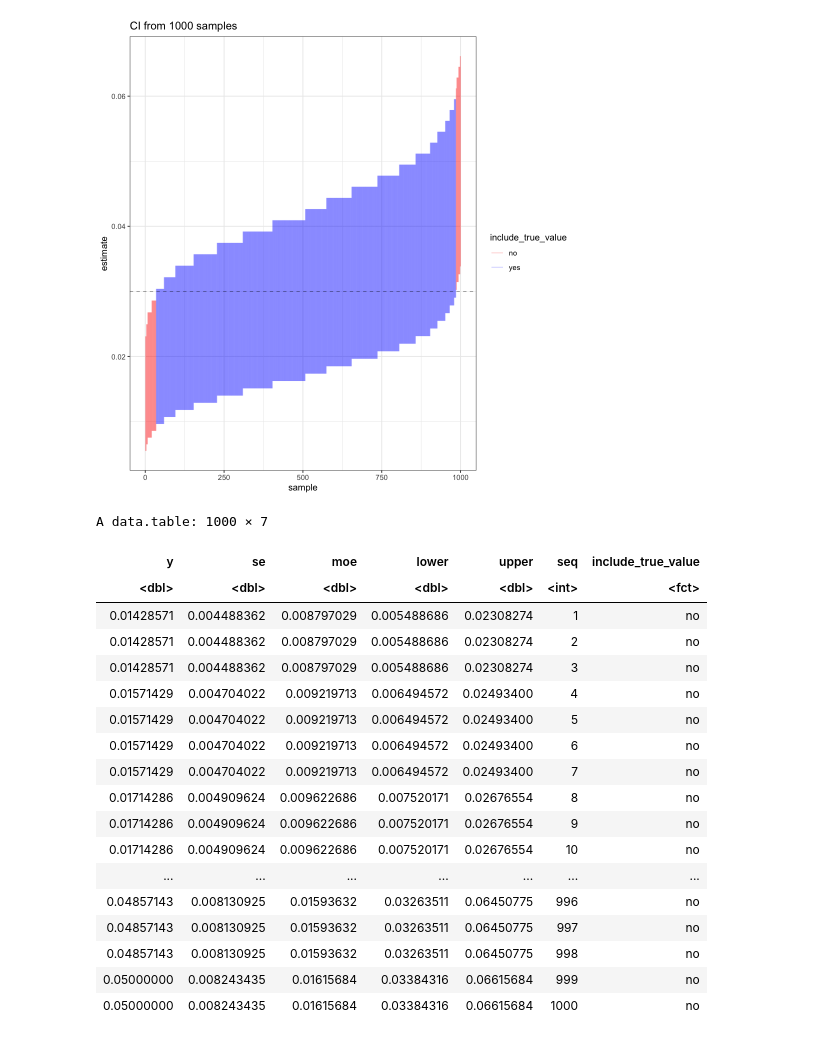
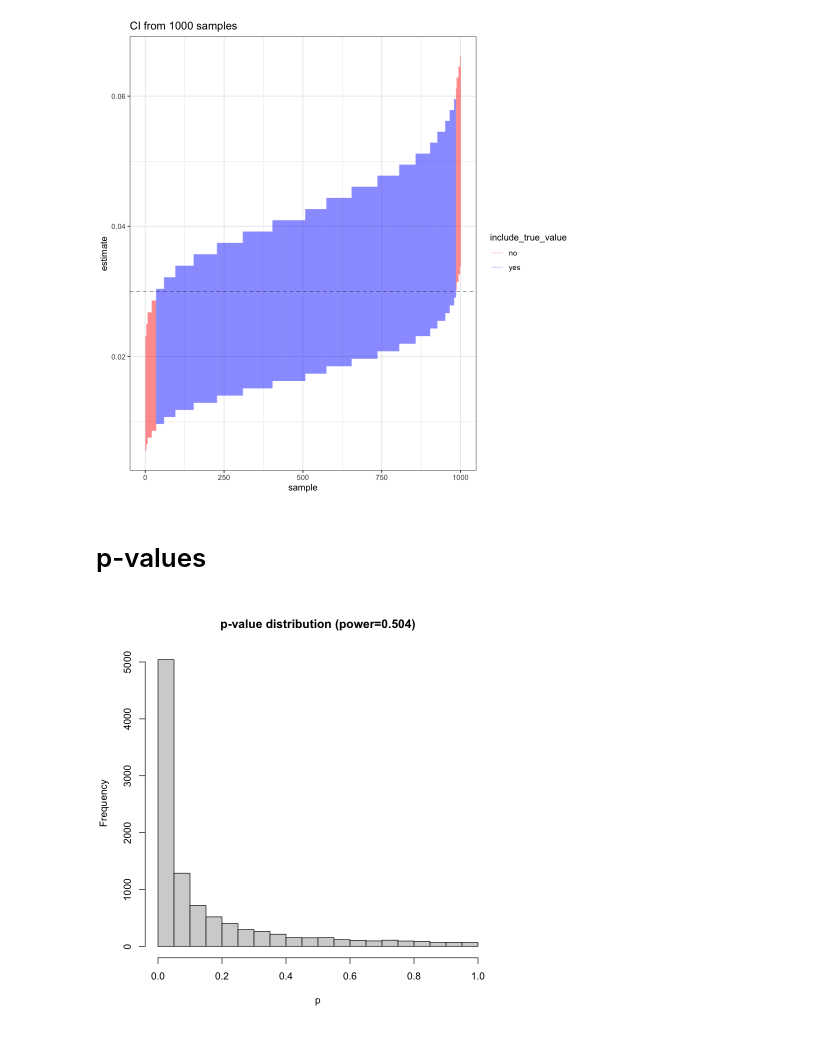
Before and after one commit to sdaza/survey-methods, a Jupyter notebook: code/2023-24/03-freq-inference.ipynb, the cells around one changed output. Cells and saved outputs as stored; diff of their text form; code cells hidden in the pictures.

```diff
--- a/code/2023-24/03-freq-inference.ipynb
+++ b/code/2023-24/03-freq-inference.ipynb
@@ -401,25 +401,20 @@ ggplot(dt[se!=0], aes(x=seq, y=y, color=include_true_value)) +
     geom_hline(yintercept=p, color='black', linetype='dashed', size=0.2)
 # %% [output]
 [figure]
-# %%
-dt
-# %% [output]
-A data.table: 1000 × 7
-| y | se | moe | lower | upper | seq | include_true_value |
-| <dbl> | <dbl> | <dbl> | <dbl> | <dbl> | <int> | <fct> |
-| 0.01428571 | 0.004488362 | 0.008797029 | 0.005488686 | 0.02308274 | 1 | no |
-| 0.01428571 | 0.004488362 | 0.008797029 | 0.005488686 | 0.02308274 | 2 | no |
-| 0.01428571 | 0.004488362 | 0.008797029 | 0.005488686 | 0.02308274 | 3 | no |
-| 0.01571429 | 0.004704022 | 0.009219713 | 0.006494572 | 0.02493400 | 4 | no |
-| 0.01571429 | 0.004704022 | 0.009219713 | 0.006494572 | 0.02493400 | 5 | no |
-| 0.01571429 | 0.004704022 | 0.009219713 | 0.006494572 | 0.02493400 | 6 | no |
-| 0.01571429 | 0.004704022 | 0.009219713 | 0.006494572 | 0.02493400 | 7 | no |
-| 0.01714286 | 0.004909624 | 0.009622686 | 0.007520171 | 0.02676554 | 8 | no |
-| 0.01714286 | 0.004909624 | 0.009622686 | 0.007520171 | 0.02676554 | 9 | no |
-| 0.01714286 | 0.004909624 | 0.009622686 | 0.007520171 | 0.02676554 | 10 | no |
-| ... | ... | ... | ... | ... | ... | ... |
-| 0.04857143 | 0.008130925 | 0.01593632 | 0.03263511 | 0.06450775 | 996 | no |
-| 0.04857143 | 0.008130925 | 0.01593632 | 0.03263511 | 0.06450775 | 997 | no |
-| 0.04857143 | 0.008130925 | 0.01593632 | 0.03263511 | 0.06450775 | 998 | no |
-| 0.05000000 | 0.008243435 | 0.01615684 | 0.03384316 | 0.06615684 | 999 | no |
-| 0.05000000 | 0.008243435 | 0.01615684 | 0.03384316 | 0.06615684 | 1000 | no |
+# %% [markdown]
+# p-values
+# %%
+p = NULL # store all simulated *p*-values
+nsim = 10000
+n = 71
+for (i in 1:nsim) { # for each simulated experiment
+  x = rnorm(n = n, mean = 100, sd = 15) # Simulate data
+  y = rnorm(n = n, mean = 105, sd = 15) # Simulate data
+  p = c(p, t.test(x, y)$p.value) # store the *p*-value
+}
+
+power = sum(p < 0.05) / nsim # compute power
+
+hist(p, breaks = 20, main = paste0('p-value distribution (power=', round(power, 3), ')')) # plot a histogram
+# %% [output]
+[figure, added]
```
Also changed, not shown: parts of 2 cells of this notebook.
